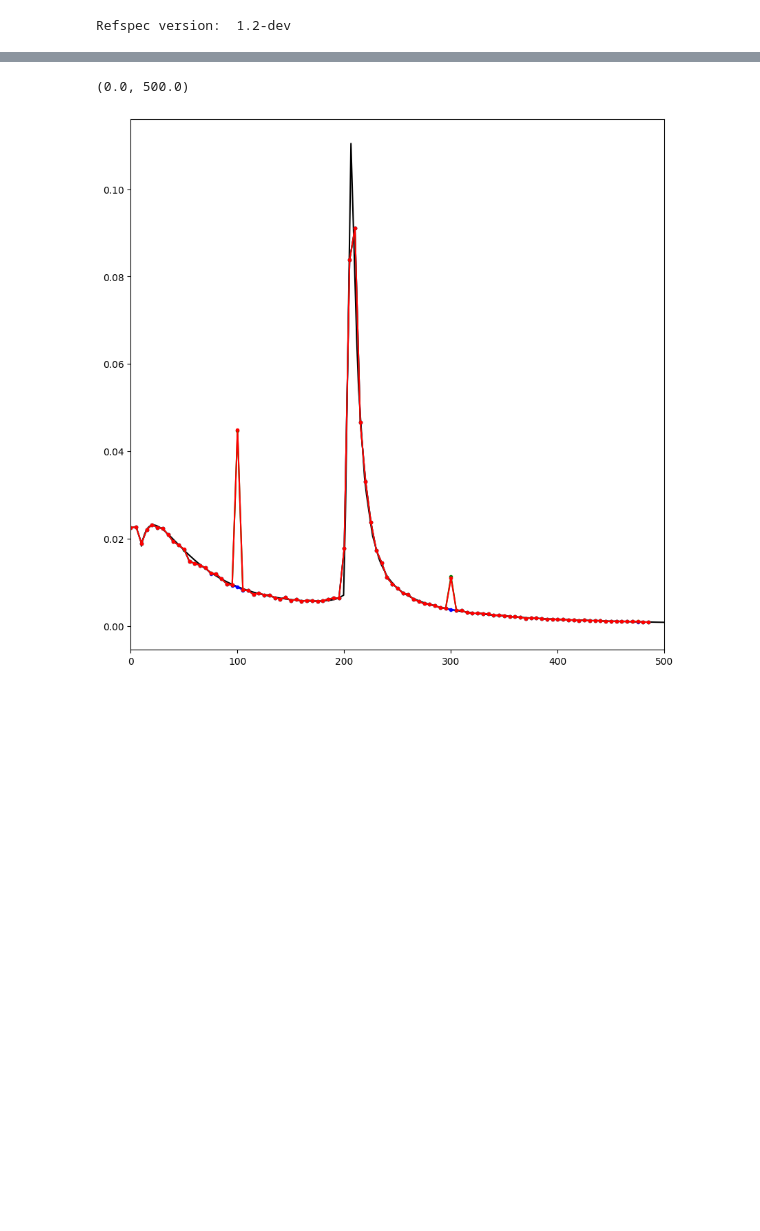
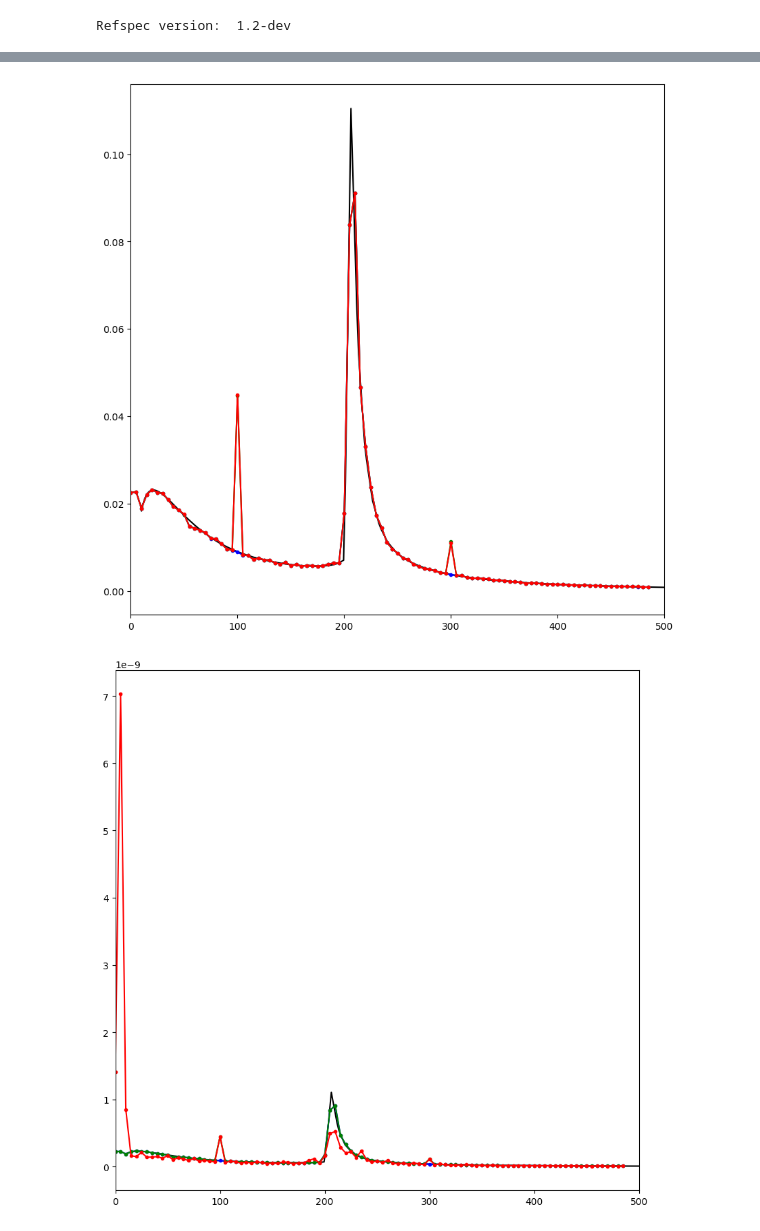
Before and after one commit to lusee-night/notebooks, a Jupyter notebook: low_frequency/zoom5_result.ipynb, the cells around one changed output, grey strips where cells are left out. Drawn from its saved outputs; the diff is of its cells as text; code cells hidden in the pictures; blank space fills up the shorter version.

```diff
--- a/low_frequency/zoom5_result.ipynb
+++ b/low_frequency/zoom5_result.ipynb
@@ -108,11 +108,27 @@ def measure  (f, P_input, Nsec=1.0, PF_amplitude=0.0006,  tone=None, seed=10, fn
 # %%
 PF_amplitude = 2e-5
 Nsec = 1.0
-fk,Pk_cal,fkr,Pkr_cal = measure(f, np.ones_like(P_total_adc), Nsec=Nsec, PF_amplitude=0)
-cal = np.array(list(Pk_cal[0:5])+[Pk_cal[5+i::5].mean() for i in range(5)]*(len(Pk_cal)//5-1))
-fk,Pk_PF,fkr,Pkr_PF = measure(f, None, Nsec=Nsec, PF_amplitude=PF_amplitude, fname='F.bin')
-fk,Pk_PS,fkr,Pkr_PS = measure(f, P_total_adc, Nsec=Nsec, PF_amplitude=0.0,fname='Pk.bin')
-fk,Pk,fkr,Pkr = measure(f, P_total_adc, Nsec=Nsec, PF_amplitude=PF_amplitude,fname='both.bin')
+
+for pass_by_file in [True,False]:
+
+    if pass_by_file:
+        fname_fun = lambda fname: fname
+        norm=1e8
+    else:
+        fname_fun = lambda fname: None
+        norm=1
+    fk,Pk_cal,fkr,Pkr_cal = measure(f, np.ones_like(P_total_adc), Nsec=Nsec, PF_amplitude=0)
+    cal = np.array(list(Pk_cal[0:5])+[Pk_cal[5+i::5].mean() for i in range(5)]*(len(Pk_cal)//5-1))
+    fk,Pk_PF,fkr,Pkr_PF = measure(f, None, Nsec=Nsec, PF_amplitude=PF_amplitude, fname=fname_fun('F.bin'))
+    fk,Pk_PS,fkr,Pkr_PS = measure(f, P_total_adc, Nsec=Nsec, PF_amplitude=0.0,fname=fname_fun('Pk.bin'))
+    fk,Pk,fkr,Pkr = measure(f, P_total_adc, Nsec=Nsec, PF_amplitude=PF_amplitude,fname=fname_fun('both.bin'))
+
+    plt.figure(figsize=(10,10))
+    plt.plot(f*1e3,P_total_adc*norm,'k-',markersize=3)
+    plt.plot(fk[:-2]/1e3,Pk_PS[2:]/cal[2:],'bo-',markersize=3)
+    plt.plot(fk[:-2]/1e3,(Pk_PF[2:]+Pk_PS[2:])/cal[2:],'go-',markersize=3)
+    plt.plot(fk[:-2]/1e3,Pk[2:]/cal[2:],'ro-',markersize=3)
+    plt.xlim(0,500)
 # %% [output]
 416
 *** Planning 102465536 samples = 1.00064 seconds. ***
@@ -134,14 +150,5 @@ Read 102465536 records from both.bin
+[figure, added]
+[figure, added]
-# %%
-plt.figure(figsize=(10,10))
-plt.plot(f*1e3,P_total_adc*1e8,'k-',markersize=3)
-plt.plot(fk[:-2]/1e3,Pk_PS[2:]/cal[2:],'bo-',markersize=3)
-plt.plot(fk[:-2]/1e3,(Pk_PF[2:]+Pk_PS[2:])/cal[2:],'go-',markersize=3)
-plt.plot(fk[:-2]/1e3,Pk[2:]/cal[2:],'ro-',markersize=3)
-plt.xlim(0,500)
-#plt.ylim(0,2e-9)
-# %% [output]
-(0.0, 500.0)
-[figure, removed]
 # %%
 plt.figure(figsize=(10,10))
 #plt.plot(f*1e3,P_total_adc,'k-',markersize=3)
```
Also changed, not shown: parts of 2 cells of this notebook.
